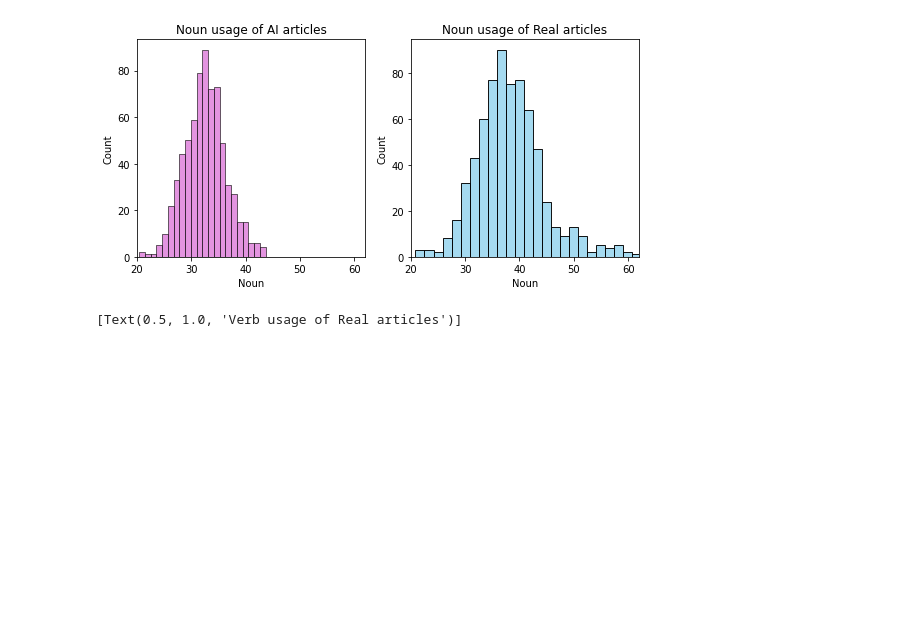
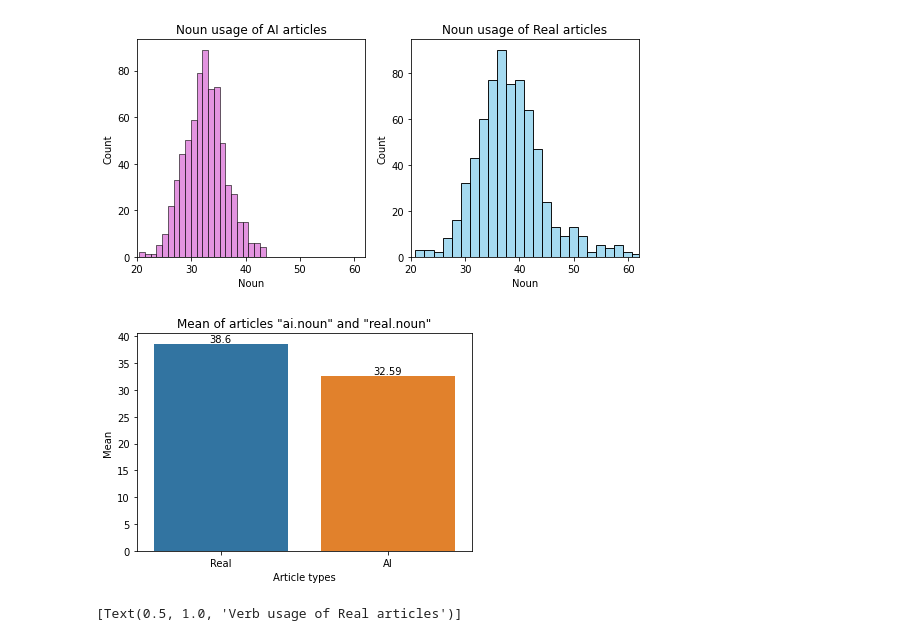
Before and after one commit to MatthewRau99/cs6830-final, a Jupyter notebook: data_vis.ipynb, the cells around one changed output. Saved outputs shown, nothing was run; the diff lists cells and outputs as text; code cells hidden in the pictures; blank space fills up the shorter version.

Commit message:
barplot added for visualization

```diff
--- a/data_vis.ipynb
+++ b/data_vis.ipynb
@@ -363,6 +364,22 @@ sns.histplot(real, x='Noun', color="skyblue", ax=axes[1]).set(title='Noun usage
 # %% [output]
 [Text(0.5, 1.0, 'Noun usage of Real articles')]
 [figure]
+# %%
+noun_mean_ai=ai['Noun'].mean()
+noun_mean_real=real['Noun'].mean()
+# Create a barplot
+ax=sns.barplot(x=['Real', 'AI'], y=[noun_mean_real, noun_mean_ai])
+# Set labels and title
+plt.xlabel('Article types')
+plt.ylabel('Mean')
+plt.title('Mean of articles "ai.noun" and "real.noun"')
+# Add labels to the top of the bars
+for i, v in enumerate([noun_mean_real,noun_mean_ai]):
+    ax.text(i, v, str(round(v, 2)), ha='center', va='bottom')
+# Show the plot
+plt.show()
+# %% [output]
+[figure, added]
 # %%
 f, axes = plt.subplots(1, 2, figsize=(9,4))
 axes[0].set_xlim(5, 30)
```
Also changed, not shown: parts of 13 cells of this notebook.
